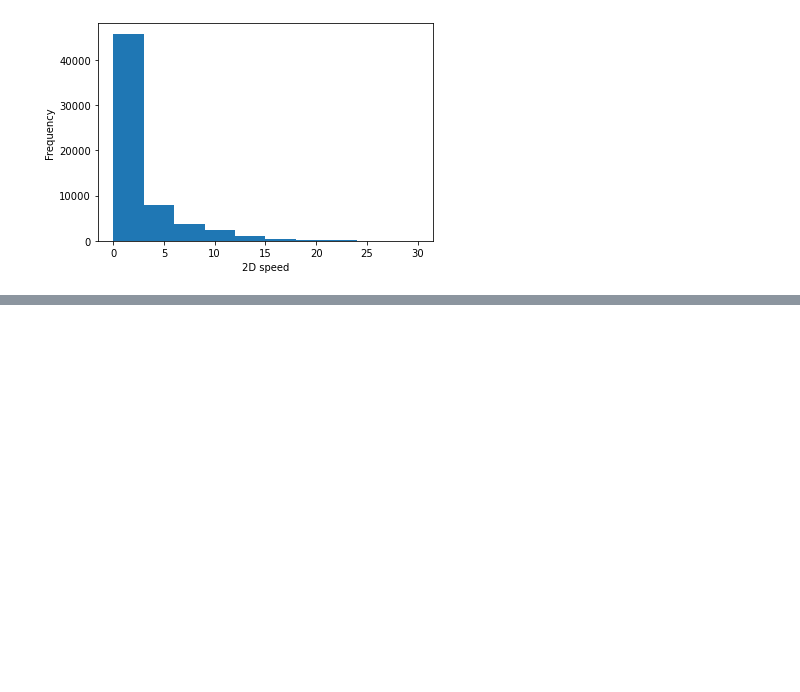
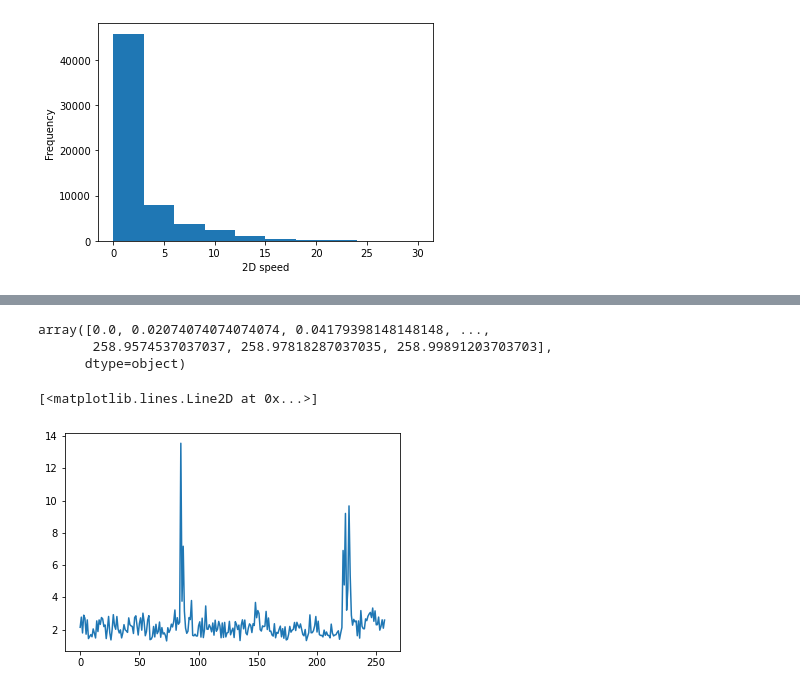
Before and after one commit to maby200/PythonForResearch, a Jupyter notebook: 4-week/5th-case/bird-migration.ipynb, the cells around one changed output, grey strips where cells are left out. Drawn from its saved outputs; the diff is of its cells as text; code cells hidden in the pictures; blank space fills up the shorter version.

```diff
--- a/4-week/5th-case/bird-migration.ipynb
+++ b/4-week/5th-case/bird-migration.ipynb
@@ -69,3 +74,9 @@ plt.xlabel('2D speed')
 # %% [output]
 Text(0.5, 0, '2D speed')
 [figure]
+# %%
+timestamps = [ datetime.datetime.strptime\
+    (bird_data.date_time.iloc[k][:-3], '%Y-%m-%d %H:%M:%S')\
+        for k in range(len(bird_data))]
+# %%
+bird_data['timestamps'] = pd.Series(timestamps, index= bird_data.index)
@@ -71,0 +85,8 @@ Text(0.5, 0, '2D speed')
+# %%
+times = bird_data.timestamps[bird_data.bird_name == 'Sanne']
+times = times.reset_index(drop=True) # additional line of code for
+                                     # making the loop posible with
+                                     # any bird name.
+
+elapsed_time = [time - times[0] for time in times]
+elapsed_days = np.array(elapsed_time) / datetime.timedelta(days=1)
@@ -71,0 +97,24 @@ Text(0.5, 0, '2D speed')
+# %%
+elapsed_days
+# plt.plot(elapsed_days)
+# %% [output]
+array([0.0, 0.02074074074074074, 0.04179398148148148, ...,
+       258.9574537037037, 258.97818287037035, 258.99891203703703],
+      dtype=object)
+# %%
+next_day = 1
+ind = []
+mean=[]
+for (i,t) in enumerate(elapsed_days):
+    if t < next_day:
+        ind.append(i)
+    else:
+        next_day += 1
+        mean.append(np.mean(bird_data.speed_2d[ind]))
+        #reset indexes to empty list!
+        ind = []
+# %%
+plt.plot(mean)
+# %% [output]
+[<matplotlib.lines.Line2D at 0x...>]
+[figure, added]
```
Also changed, not shown: parts of 5 cells of this notebook, 1 other file.
